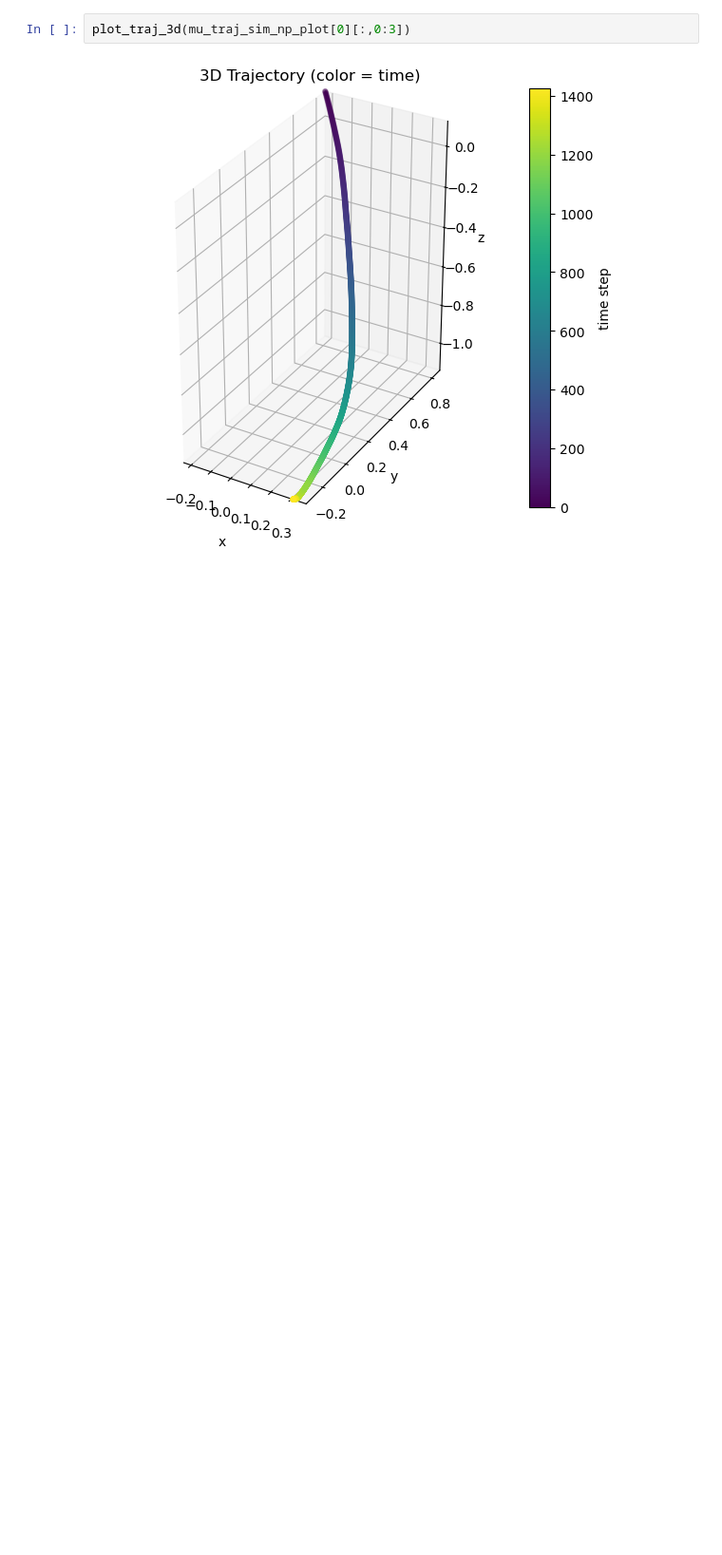
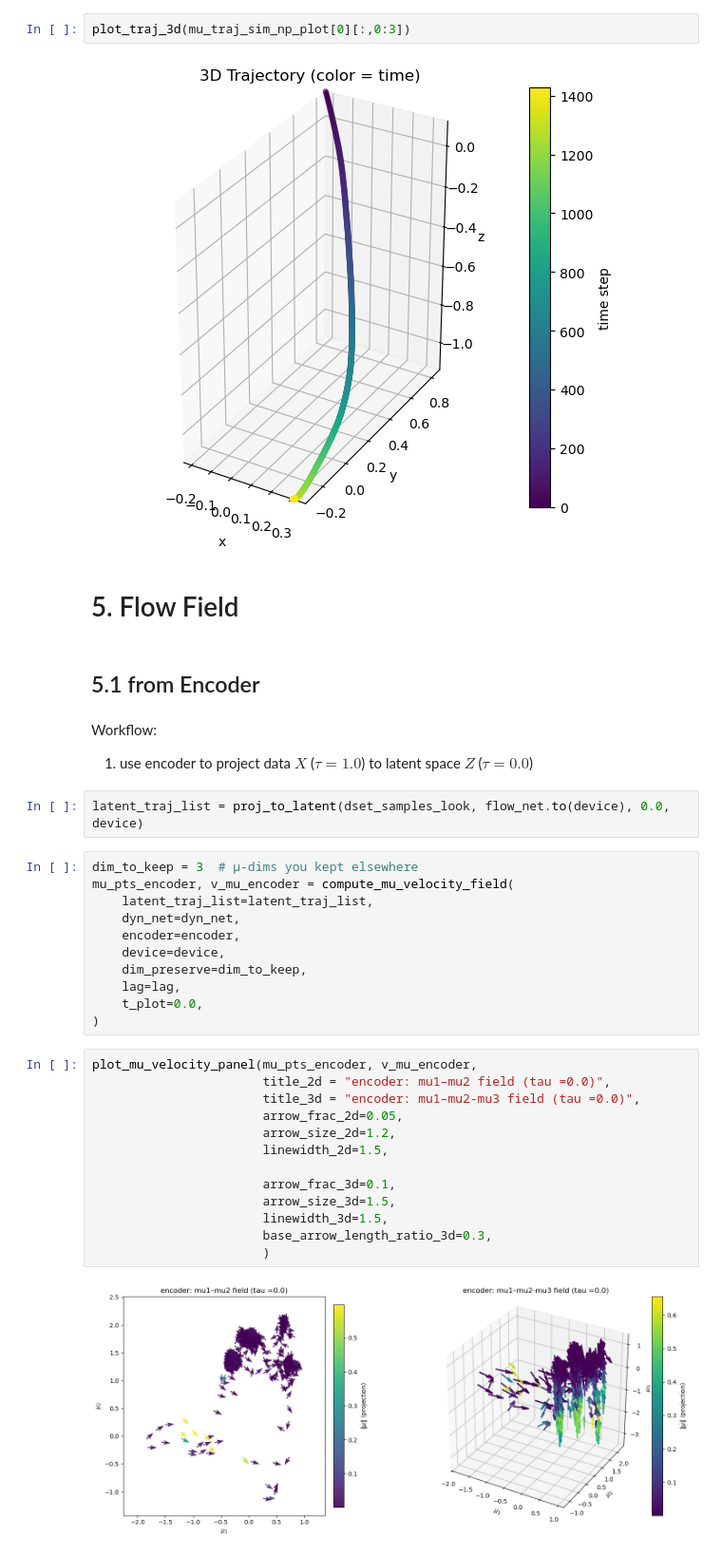
Before and after one commit to dannyfa/Velocity_Flow_Matching, a Jupyter notebook: playground/musal_new_dimk_lag0_local.ipynb, the cells around one changed output. Shown at 95% size. Drawn from its saved outputs; the diff is of its cells as text; blank space fills up the shorter version.

```diff
--- a/playground/musal_new_dimk_lag0_local.ipynb
+++ b/playground/musal_new_dimk_lag0_local.ipynb
@@ -346,3 +348,39 @@ Text(0.5, 0.98, 'simulated latent trajc for each trial')
 plot_traj_3d(mu_traj_sim_np_plot[0][:,0:3])
 # %% [output]
 [figure]
+# %% [markdown]
+# 5. Flow Field
+# %% [markdown]
+## 5.1 from Encoder
+# %% [markdown]
+Workflow:
+
+1. use encoder to project data $X$ ($\tau = 1.0$) to latent space $Z$ ($\tau = 0.0$)
+# %%
+latent_traj_list = proj_to_latent(dset_samples_look, flow_net.to(device), 0.0, device)
+# %%
+dim_to_keep = 3  # μ-dims you kept elsewhere
+mu_pts_encoder, v_mu_encoder = compute_mu_velocity_field(
+    latent_traj_list=latent_traj_list,
+    dyn_net=dyn_net,
+    encoder=encoder,
+    device=device,
+    dim_preserve=dim_to_keep,
+    lag=lag,
+    t_plot=0.0,
+)
+# %%
+plot_mu_velocity_panel(mu_pts_encoder, v_mu_encoder,
+                       title_2d = "encoder: mu1–mu2 field (tau =0.0)",
+                       title_3d = "encoder: mu1–mu2-mu3 field (tau =0.0)",
+                       arrow_frac_2d=0.05,
+                       arrow_size_2d=1.2,
+                       linewidth_2d=1.5,
+
+                       arrow_frac_3d=0.1,
+                       arrow_size_3d=1.5,
+                       linewidth_3d=1.5,
+                       base_arrow_length_ratio_3d=0.3,
+                       )
+# %% [output]
+[figure, added]
```
Also changed, not shown: parts of 4 cells of this notebook.
